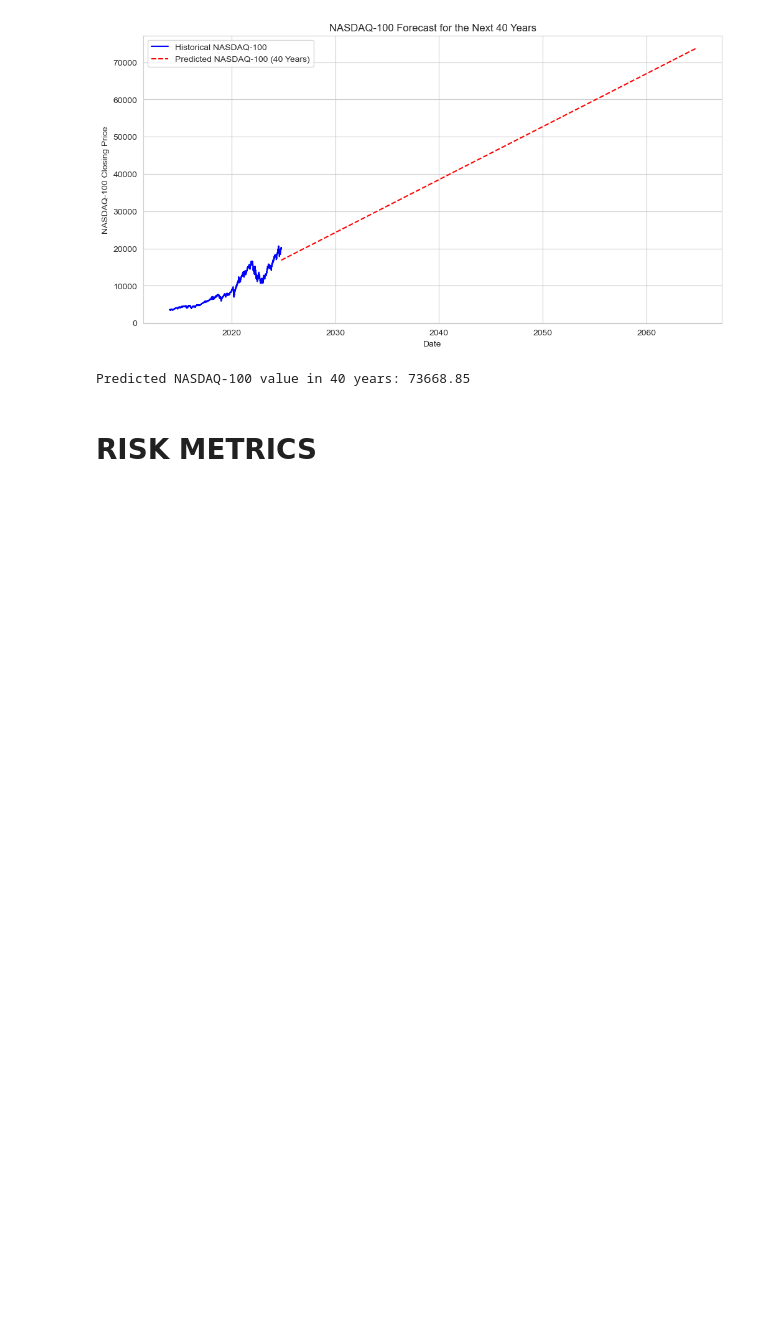
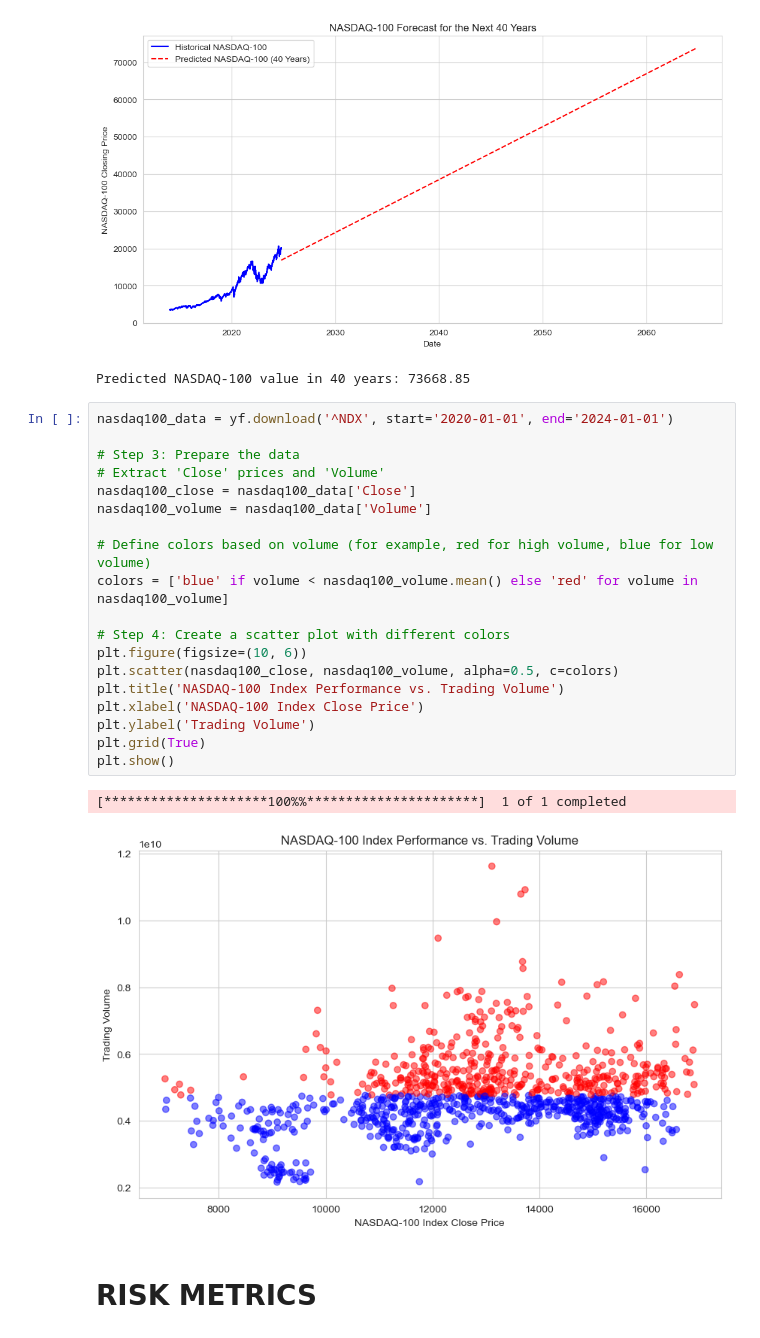
Before and after one commit to sethvenktess/assignment-5, a Jupyter notebook: assignment-5-analysis.ipynb, the cells around one changed output. Drawn from its saved outputs; the diff is of its cells as text; blank space fills up the shorter version.

```diff
--- a/assignment-5-analysis.ipynb
+++ b/assignment-5-analysis.ipynb
@@ -891,6 +838,28 @@ print(f"Predicted NASDAQ-100 value in 40 years: {future_prices[-1][0]:.2f}")
 [*********************100%%**********************]  1 of 1 completed
 [figure]
 Predicted NASDAQ-100 value in 40 years: 73668.85
+# %%
+nasdaq100_data = yf.download('^NDX', start='2020-01-01', end='2024-01-01')
+
+# Step 3: Prepare the data
+# Extract 'Close' prices and 'Volume'
+nasdaq100_close = nasdaq100_data['Close']
+nasdaq100_volume = nasdaq100_data['Volume']
+
+# Define colors based on volume (for example, red for high volume, blue for low volume)
+colors = ['blue' if volume < nasdaq100_volume.mean() else 'red' for volume in nasdaq100_volume]
+
+# Step 4: Create a scatter plot with different colors
+plt.figure(figsize=(10, 6))
+plt.scatter(nasdaq100_close, nasdaq100_volume, alpha=0.5, c=colors)
+plt.title('NASDAQ-100 Index Performance vs. Trading Volume')
+plt.xlabel('NASDAQ-100 Index Close Price')
+plt.ylabel('Trading Volume')
+plt.grid(True)
+plt.show()
+# %% [output]
+[*********************100%%**********************]  1 of 1 completed
+[figure, added]
 # %% [markdown]
 # RISK METRICS
 # %%
```
Also changed, not shown: parts of 3 cells of this notebook.
